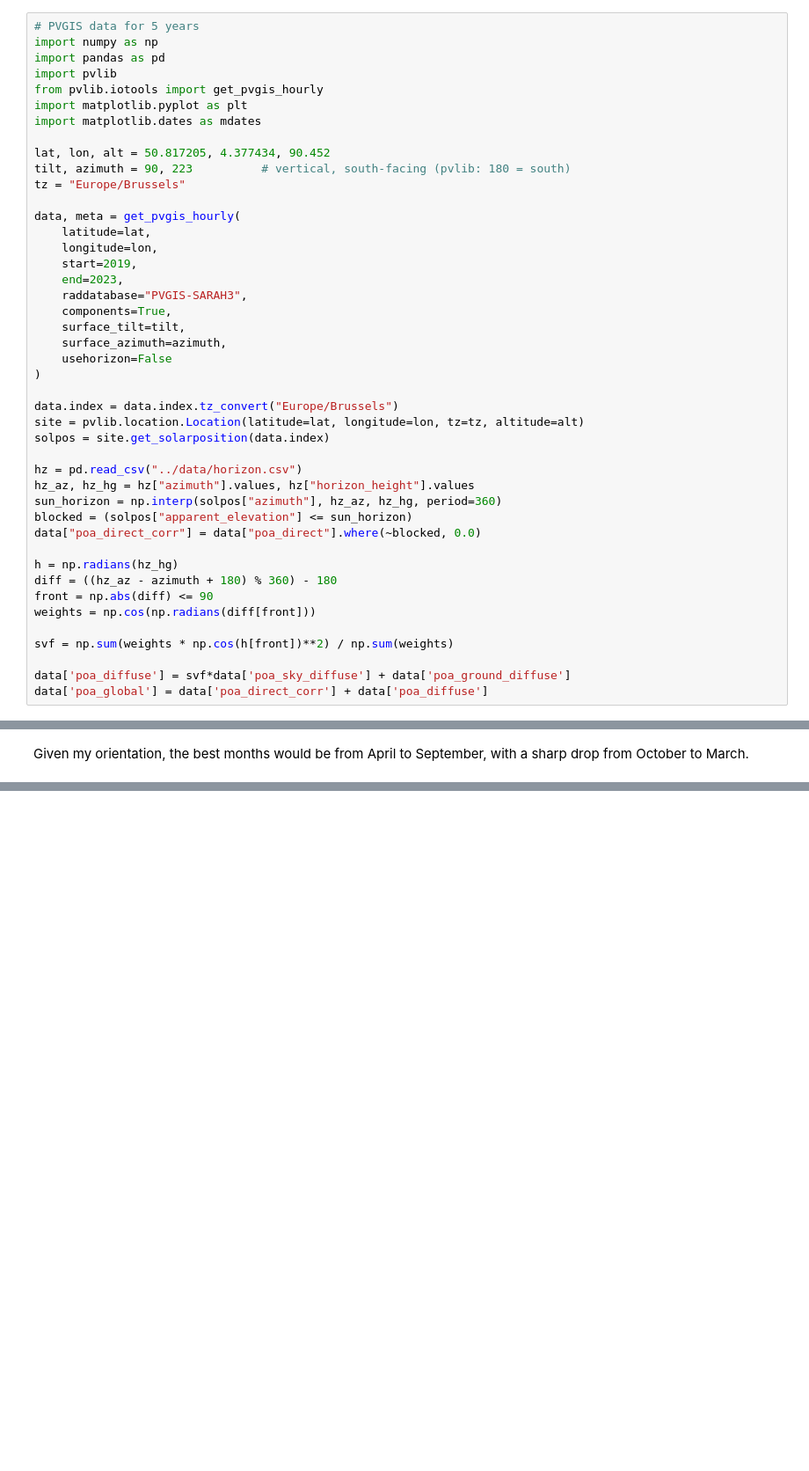
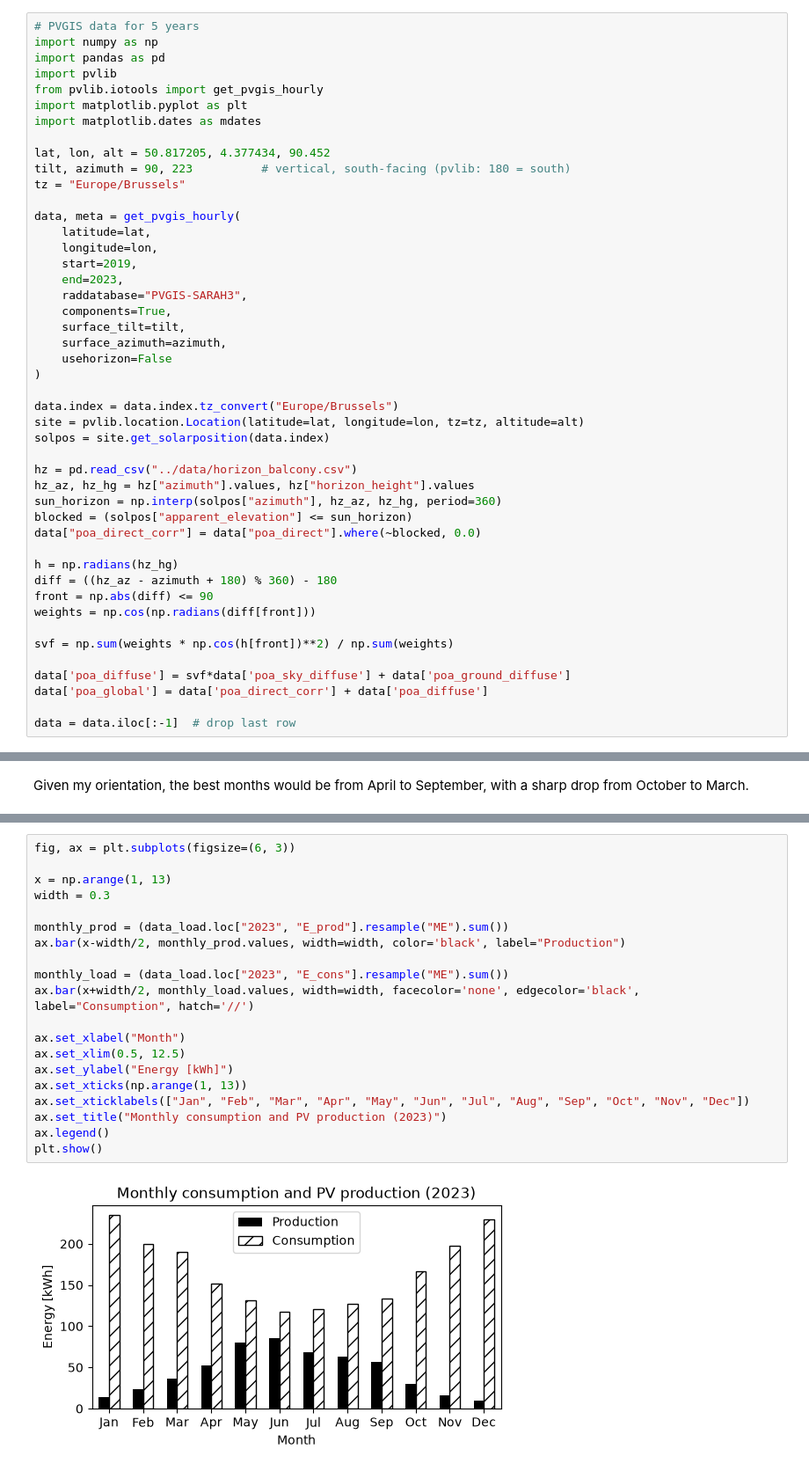
Before and after one commit to albertoprocacci/ders-in-brussels, a Jupyter notebook: book/01_balcony-pv-production.ipynb, the cells around one changed output, grey strips where cells are left out. Shown at 88% size. Saved outputs shown, nothing was run; the diff lists cells and outputs as text; blank space fills up the shorter version.

```diff
--- a/book/01_balcony-pv-production.ipynb
+++ b/book/01_balcony-pv-production.ipynb
@@ -117,7 +117,7 @@ data.index = data.index.tz_convert("Europe/Brussels")
 site = pvlib.location.Location(latitude=lat, longitude=lon, tz=tz, altitude=alt)
 solpos = site.get_solarposition(data.index)
 
-hz = pd.read_csv("../data/horizon.csv")
+hz = pd.read_csv("../data/horizon_balcony.csv")
 hz_az, hz_hg = hz["azimuth"].values, hz["horizon_height"].values
 sun_horizon = np.interp(solpos["azimuth"], hz_az, hz_hg, period=360)
 blocked = (solpos["apparent_elevation"] <= sun_horizon)
@@ -132,6 +132,8 @@ svf = np.sum(weights * np.cos(h[front])**2) / np.sum(weights)
 
 data['poa_diffuse'] = svf*data['poa_sky_diffuse'] + data['poa_ground_diffuse']
 data['poa_global'] = data['poa_direct_corr'] + data['poa_diffuse']
+
+data = data.iloc[:-1]  # drop last row
 # %%
 day = "2023-10-11"
 day_end = "2023-10-11 23:59"
@@ -217,0 +263,22 @@ Given my orientation, the best months would be from April to September, with a s
+# %%
+fig, ax = plt.subplots(figsize=(6, 3))
+
+x = np.arange(1, 13)
+width = 0.3
+
+monthly_prod = (data_load.loc["2023", "E_prod"].resample("ME").sum())
+ax.bar(x-width/2, monthly_prod.values, width=width, color='black', label="Production")
+
+monthly_load = (data_load.loc["2023", "E_cons"].resample("ME").sum())
+ax.bar(x+width/2, monthly_load.values, width=width, facecolor='none', edgecolor='black', label="Consumption", hatch='//')
+
+ax.set_xlabel("Month")
+ax.set_xlim(0.5, 12.5)
+ax.set_ylabel("Energy [kWh]")
+ax.set_xticks(np.arange(1, 13))
+ax.set_xticklabels(["Jan", "Feb", "Mar", "Apr", "May", "Jun", "Jul", "Aug", "Sep", "Oct", "Nov", "Dec"])
+ax.set_title("Monthly consumption and PV production (2023)")
+ax.legend()
+plt.show()
+# %% [output]
+[figure, added]
```
Also changed, not shown: parts of 7 cells of this notebook, 14 other files.
